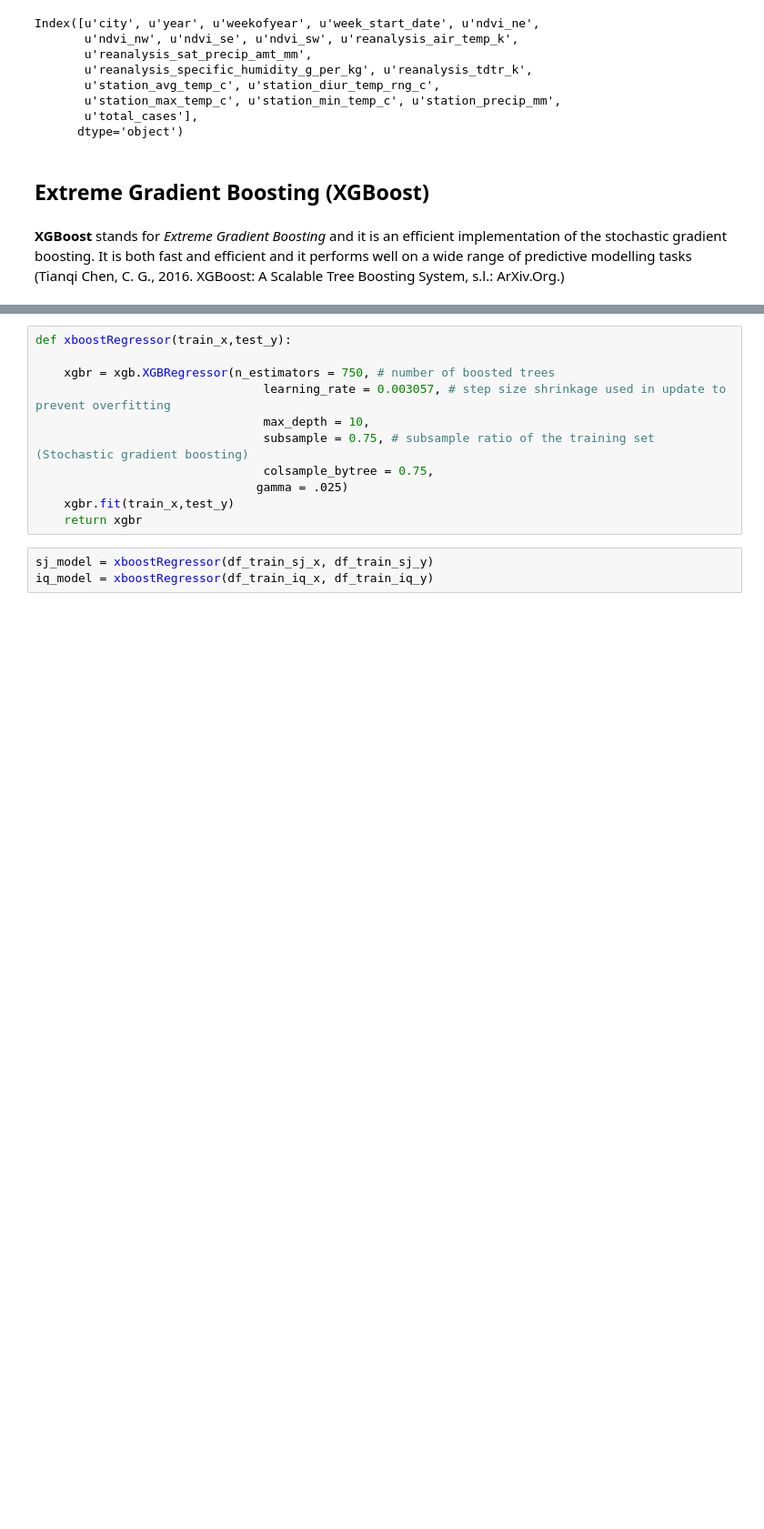
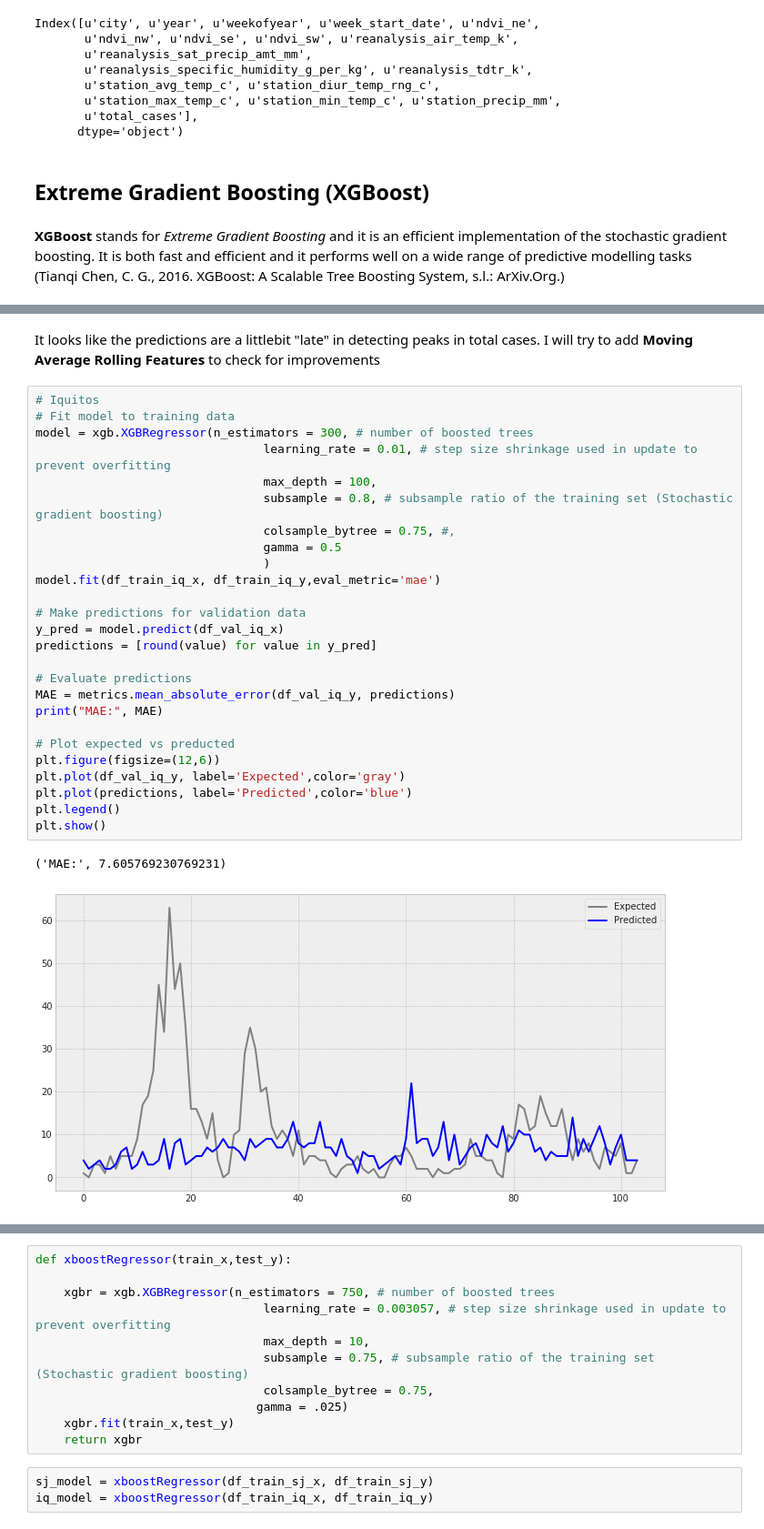
Before and after one commit to giuliamart/capstone_project_MLEN, a Jupyter notebook: DengAI_ Predicting Disease Spread.ipynb, the cells around one changed output, grey strips where cells are left out. Shown at 91% size. Saved outputs shown, nothing was run; the diff lists cells and outputs as text; blank space fills up the shorter version.

```diff
--- a/DengAI_ Predicting Disease Spread.ipynb
+++ b/DengAI_ Predicting Disease Spread.ipynb
@@ -721,0 +769,31 @@ Accuracy: 0.00%
+# %% [markdown]
+It looks like the predictions are a littlebit "late" in detecting peaks in total cases. I will try to add **Moving Average Rolling Features** to check for improvements
+# %%
+# Iquitos
+# Fit model to training data
+model = xgb.XGBRegressor(n_estimators = 300, # number of boosted trees
+                                learning_rate = 0.01, # step size shrinkage used in update to prevent overfitting
+                                max_depth = 100,
+                                subsample = 0.8, # subsample ratio of the training set (Stochastic gradient boosting)
+                                colsample_bytree = 0.75, #,
+                                gamma = 0.5
+                                )
+model.fit(df_train_iq_x, df_train_iq_y,eval_metric='mae')
+
+# Make predictions for validation data
+y_pred = model.predict(df_val_iq_x)
+predictions = [round(value) for value in y_pred]
+
+# Evaluate predictions
+MAE = metrics.mean_absolute_error(df_val_iq_y, predictions)
+print("MAE:", MAE)
+
+# Plot expected vs preducted
+plt.figure(figsize=(12,6))
+plt.plot(df_val_iq_y, label='Expected',color='gray')
+plt.plot(predictions, label='Predicted',color='blue')
+plt.legend()
+plt.show()
+# %% [output]
+('MAE:', 7.605769230769231)
+[figure, added]
```
Also changed, not shown: parts of 8 cells of this notebook.
